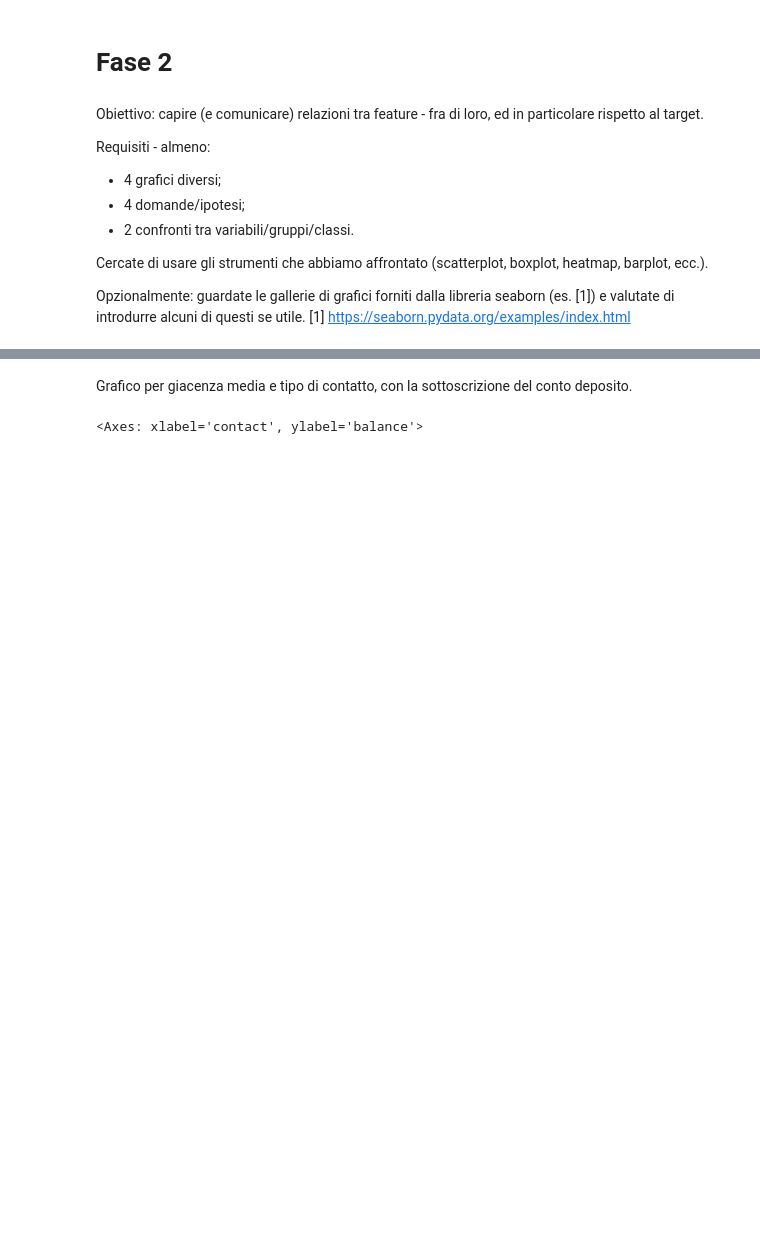
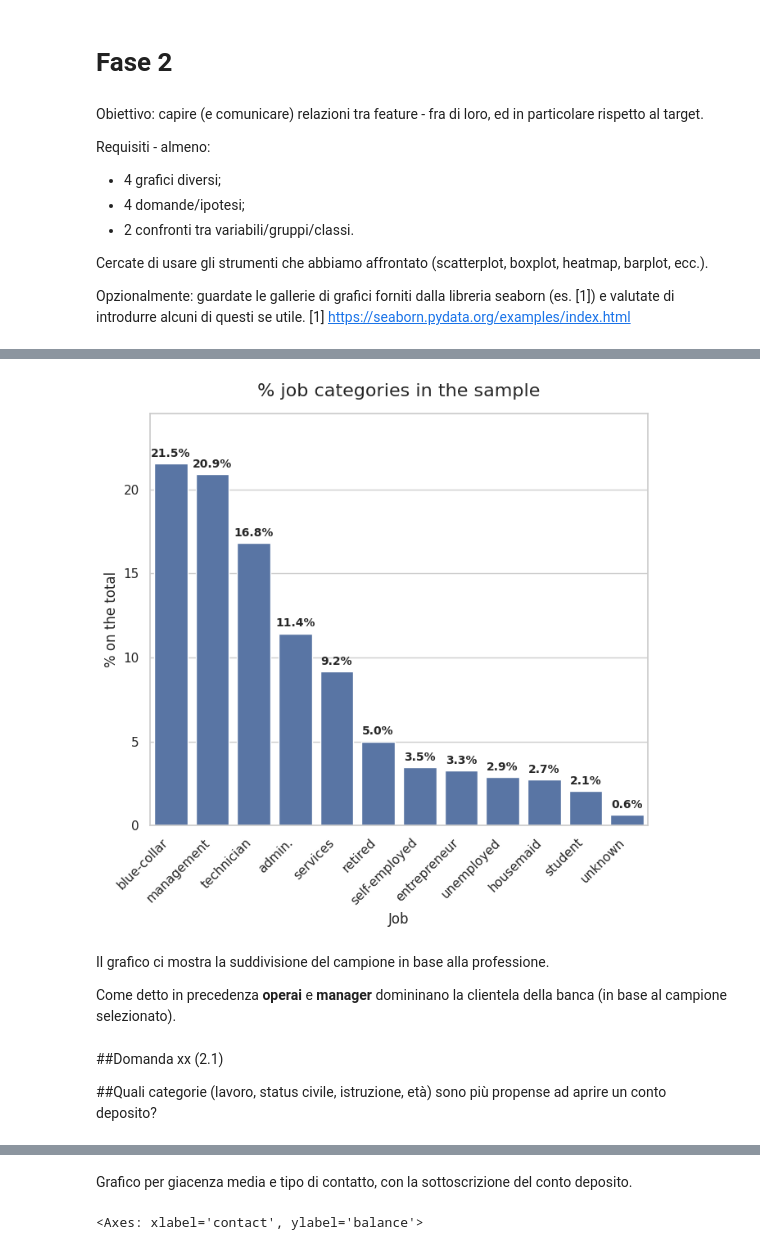
Before and after one commit to ariannab02/Progetto-IntroDSePC-Gruppo-14, a Jupyter notebook: 1_Progetto_IntroDSePC_gruppo_14.ipynb, the cells around one changed output, grey strips where cells are left out. Saved outputs shown, nothing was run; the diff lists cells and outputs as text; code cells hidden in the pictures; blank space fills up the shorter version.

```diff
--- a/1_Progetto_IntroDSePC_gruppo_14.ipynb
+++ b/1_Progetto_IntroDSePC_gruppo_14.ipynb
@@ -978,0 +1016,43 @@ IDEE
+# %%
+# @title Distribuzione categorie lavorative nel campione
+frequenze_percentuali = bank['job'].value_counts(normalize=True) * 100
+
+plt.figure(figsize=(7, 7))
+ax = sns.barplot(
+    x=frequenze_percentuali.index,
+    y=frequenze_percentuali.values,
+    legend=False
+)
+
+for p in ax.patches:
+    altezza = p.get_height()
+    if altezza > 0:
+        ax.text(
+            p.get_x() + p.get_width() / 2.,
+            altezza + 0.4,
+            f'{altezza:.1f}%',
+            ha="center",
+            fontsize=10,
+            fontweight='bold'
+        )
+
+
+plt.title("% job categories in the sample", fontsize=16, pad=15)
+plt.xlabel("Job", fontsize=12)
+plt.ylabel("% on the total", fontsize=12)
+plt.xticks(rotation=45, ha='right', fontsize=11)
+
+plt.ylim(0, frequenze_percentuali.max() + 3)
+
+plt.tight_layout()
+plt.show()
+# %% [output]
+[figure, added]
+# %% [markdown]
+Il grafico ci mostra la suddivisione del campione in base alla professione.
+
+Come detto in precedenza **operai** e **manager** domininano la clientela della banca (in base al campione selezionato).
+# %% [markdown]
+##Domanda xx (2.1)
+
+##Quali categorie (lavoro, status civile, istruzione, età) sono più propense ad aprire un conto deposito?
```
Also changed, not shown: parts of 116 cells of this notebook.
